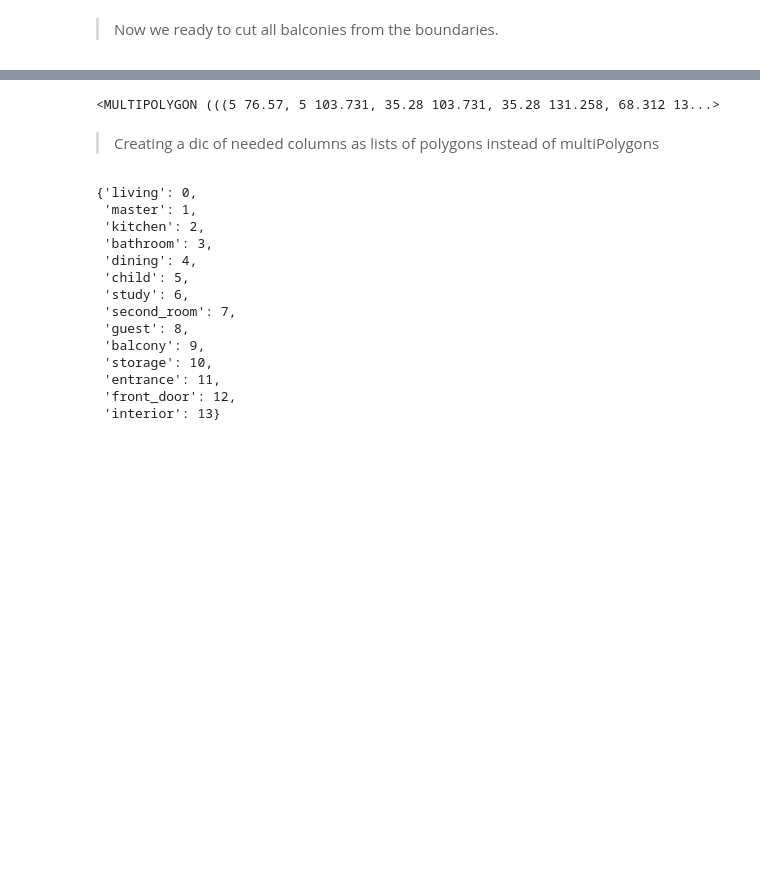
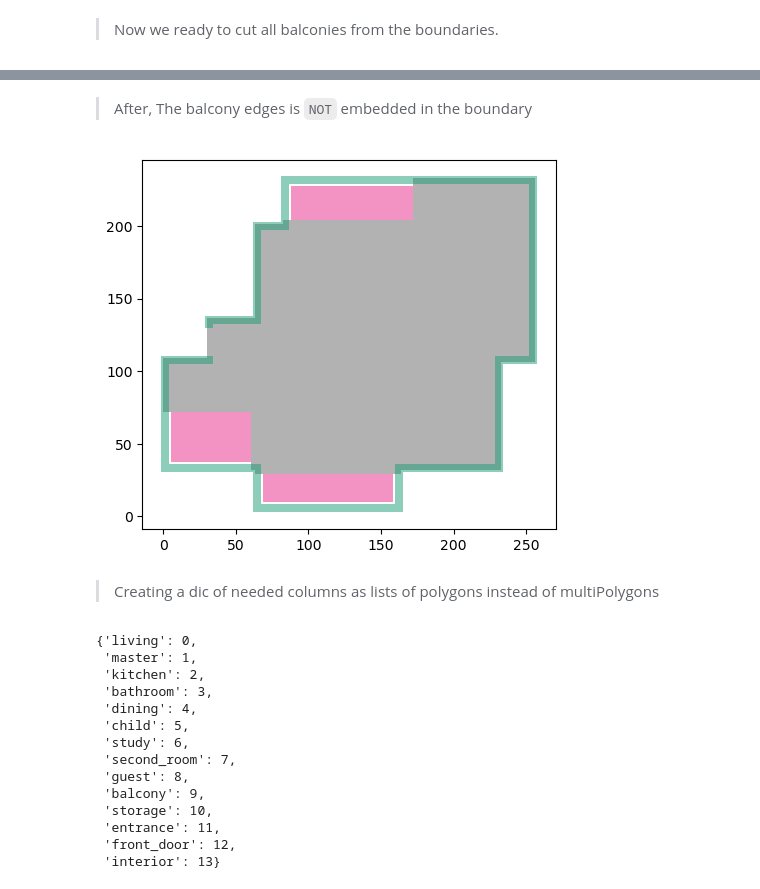
Before and after one commit to mo7amed7assan1911/Floor_Plan_Generation_using_GNNs, a Jupyter notebook: Creating_Dataset/generating-graphs-Scaled.ipynb, the cells around one changed output, grey strips where cells are left out. Saved outputs shown, nothing was run; the diff lists cells and outputs as text; code cells hidden in the pictures; blank space fills up the shorter version.

```diff
--- a/Creating_Dataset/generating-graphs-Scaled.ipynb
+++ b/Creating_Dataset/generating-graphs-Scaled.ipynb
@@ -489,12 +489,14 @@ def cut_balcony(fp, cut=3):
         return new_inner
 # %%
 df.loc[with_balacony, 'inner'] = df.loc[with_balacony].apply(lambda row: cut_balcony(row, 5), axis=1)
+# %% [markdown]
+> After, The balcony edges is `NOT` embedded in the boundary
 # %%
 idx = 221
 fp = df.iloc[with_balacony[idx]]
-fp.inner
+gpd.GeoSeries([fp.inner, fp.balcony, fp.outer_wall]).plot(cmap='Dark2_r', alpha=0.5);
 # %% [output]
-<MULTIPOLYGON (((5 76.57, 5 103.731, 35.28 103.731, 35.28 131.258, 68.312 13...>
+[figure, added]
 # %% [markdown]
 > Creating a dic of needed columns as lists of polygons instead of multiPolygons
 # %%
```
Also changed, not shown: parts of 10 cells of this notebook.
